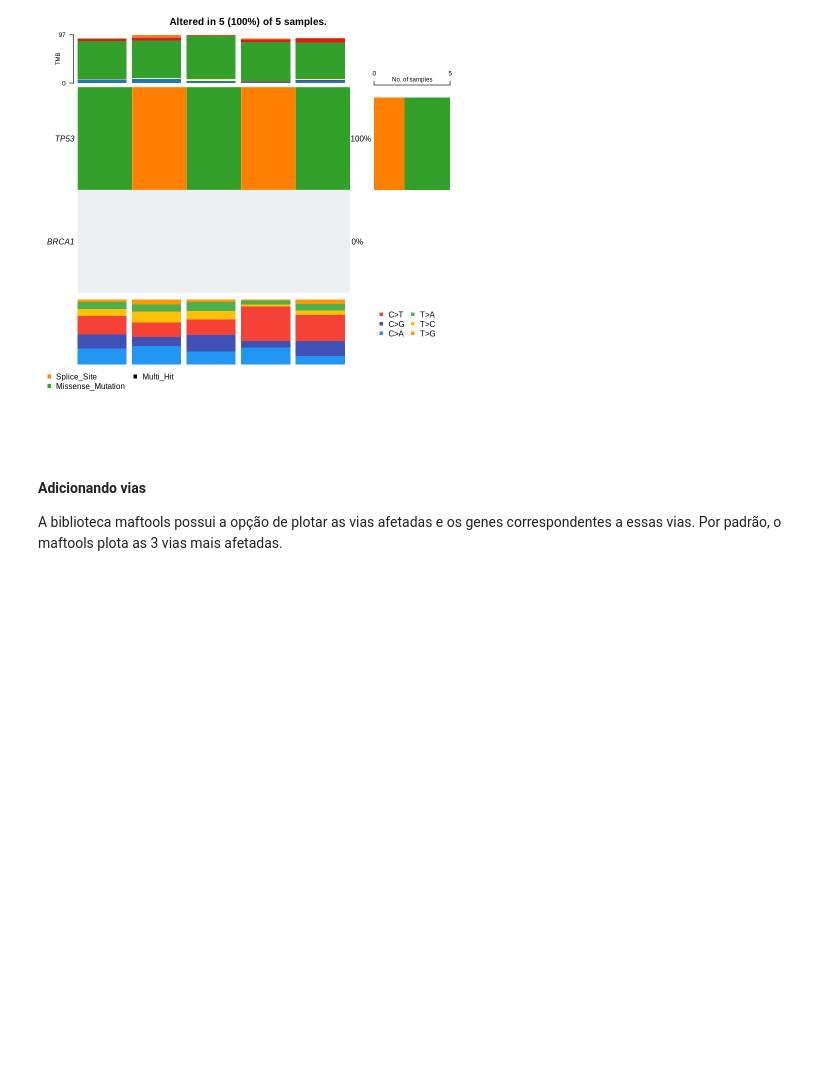
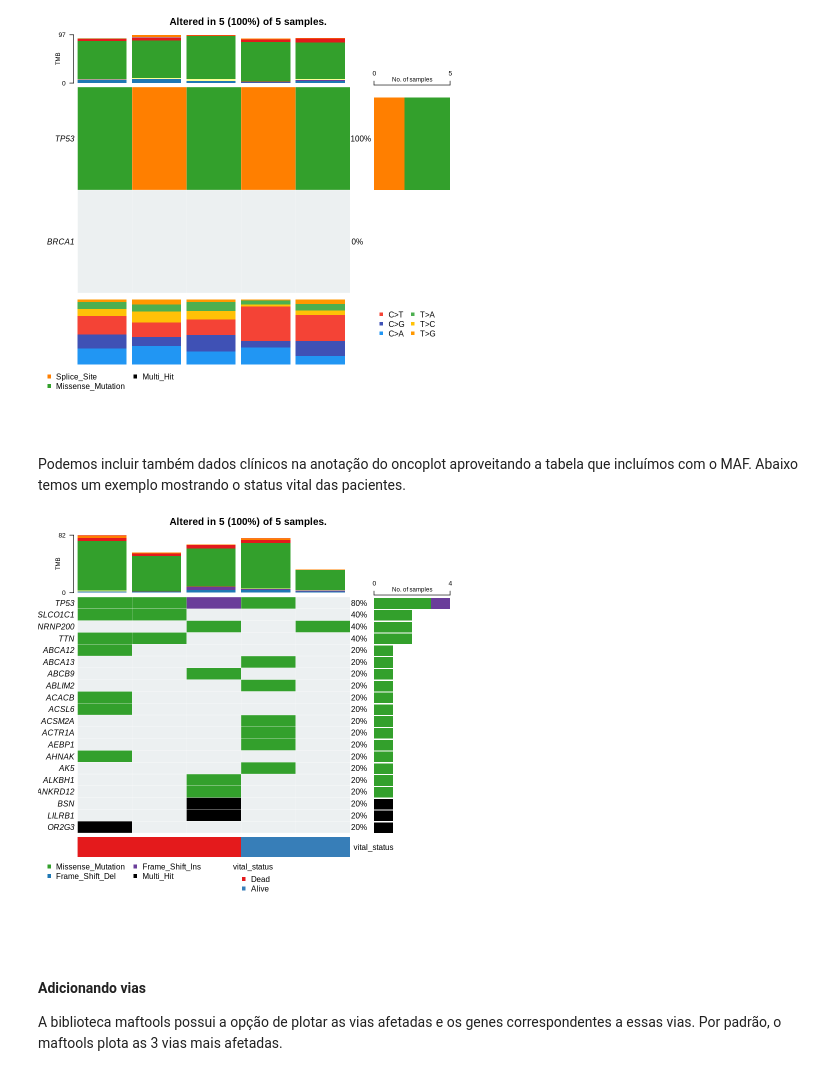
Before and after one commit to bioinformatics-inca/genomas-tumorais-2024, a Jupyter notebook: AulaPratica2_Chamada_de_variantes_somaticas.ipynb, the cells around one changed output. Drawn from its saved outputs; the diff is of its cells as text; code cells hidden in the pictures; blank space fills up the shorter version.

```diff
--- a/AulaPratica2_Chamada_de_variantes_somaticas.ipynb
+++ b/AulaPratica2_Chamada_de_variantes_somaticas.ipynb
@@ -132,6 +142,12 @@ oncoplot(samplesG2, genes = c("TP53","BRCA1"), draw_titv = TRUE)
 oncoplot(samplesG3, genes = c("TP53","BRCA1"), draw_titv = TRUE)
 # %% [output]
 [figure]
+# %% [markdown]
+Podemos incluir também dados clínicos na anotação do oncoplot aproveitando a tabela que incluímos com o MAF. Abaixo temos um exemplo mostrando o status vital das pacientes.
+# %%
+oncoplot(samplesG2, clinicalFeatures = "vital_status")
+# %% [output]
+[figure, added]
 # %% [markdown]
 #### Adicionando vias
 A biblioteca maftools possui a opção de plotar as vias afetadas e os genes correspondentes a essas vias. Por padrão, o maftools plota as 3 vias mais afetadas.
```
Also changed, not shown: parts of 7 cells of this notebook.
